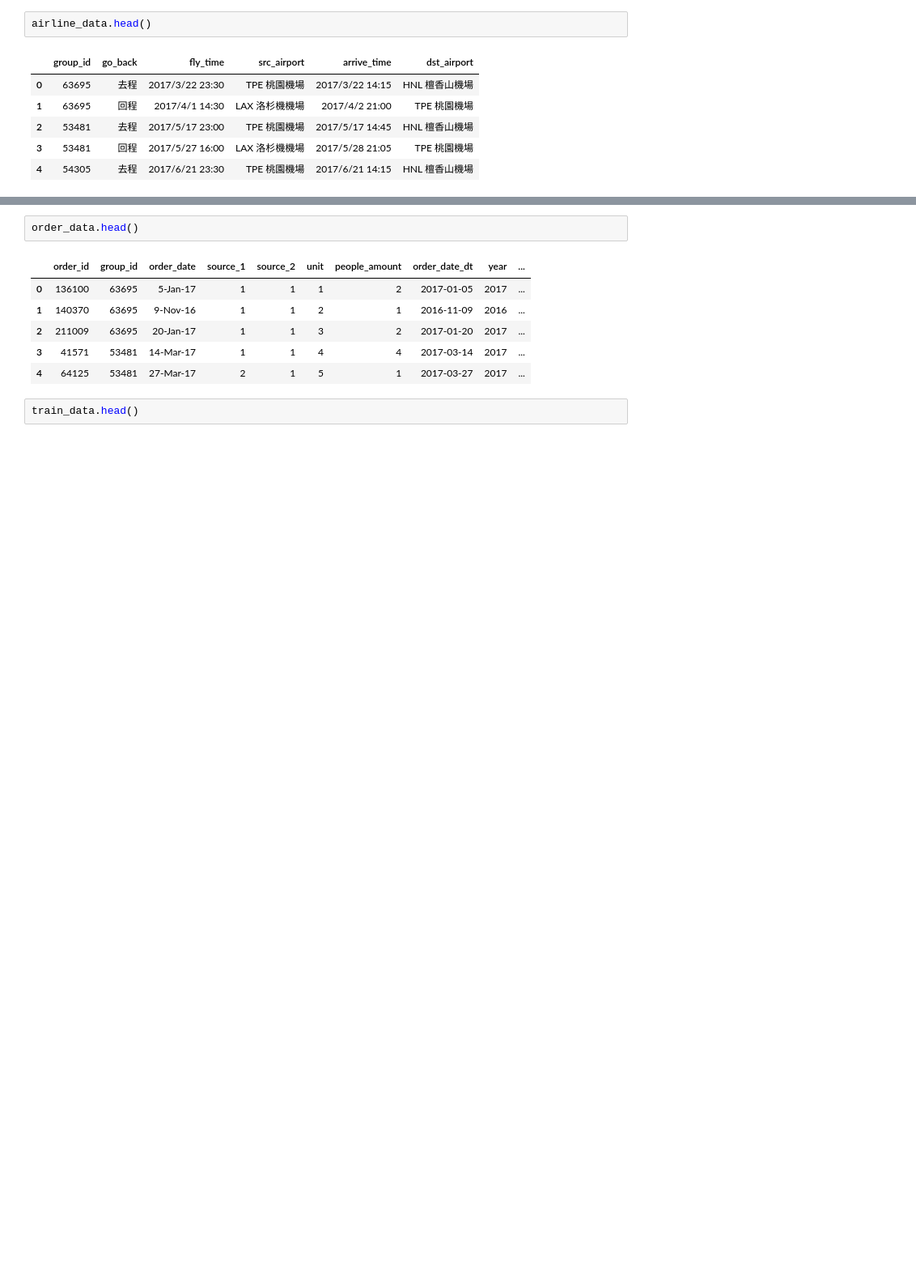
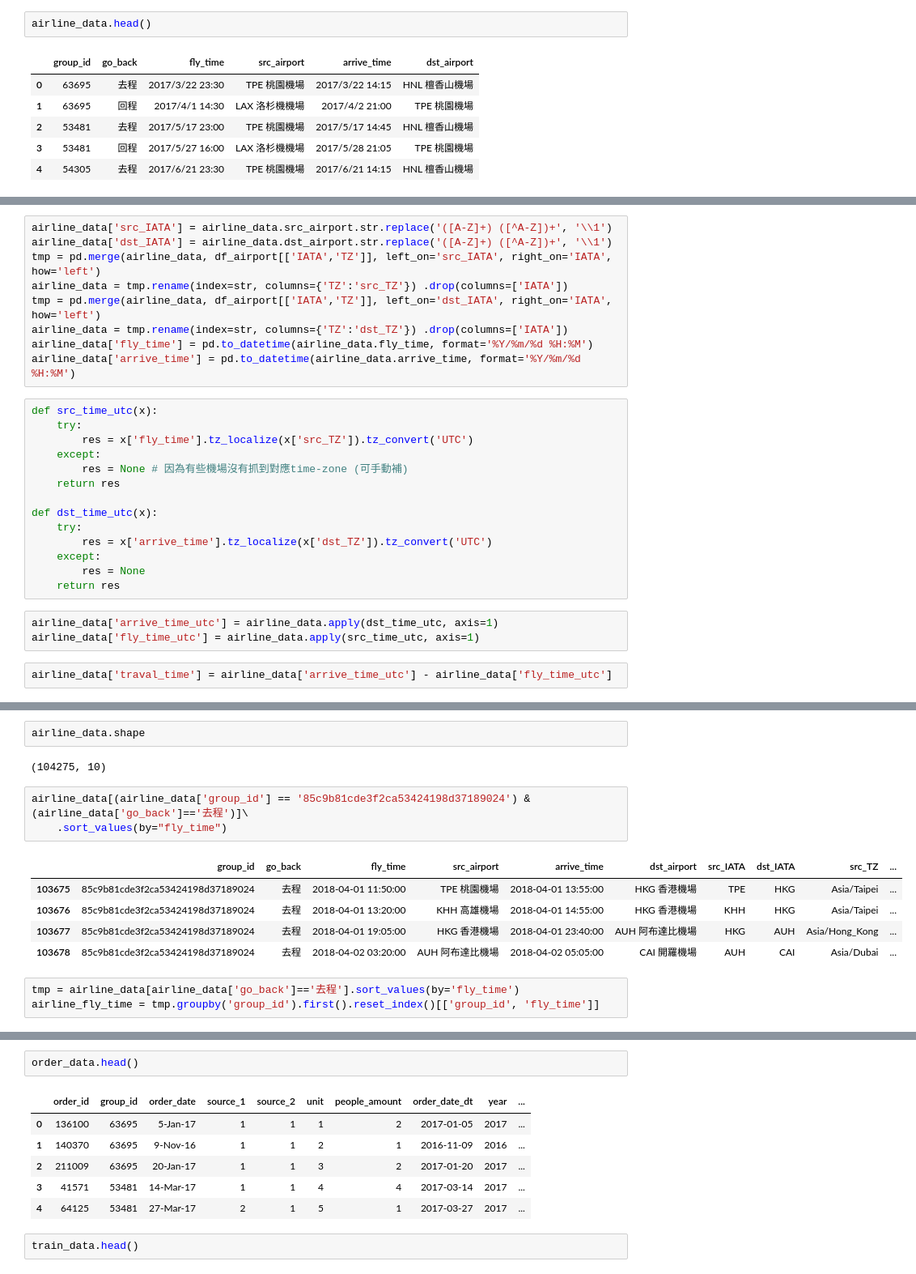
Before and after one commit to HuangKY/t_brain_ai, a Jupyter notebook: analysis/sleeping1013/analysis_italy.ipynb, the cells around one changed output, grey strips where cells are left out. Shown: that part at 81% size. Cells and saved outputs as stored; diff of their text form; blank space fills up the shorter version.

Commit message:
airline data pre-processing 1

```diff
--- a/analysis/sleeping1013/analysis_italy.ipynb
+++ b/analysis/sleeping1013/analysis_italy.ipynb
@@ -642,0 +656,28 @@ airline_data.head()
+# %%
+airline_data['src_IATA'] = airline_data.src_airport.str.replace('([A-Z]+) ([^A-Z])+', '\\1')
+airline_data['dst_IATA'] = airline_data.dst_airport.str.replace('([A-Z]+) ([^A-Z])+', '\\1')
+tmp = pd.merge(airline_data, df_airport[['IATA','TZ']], left_on='src_IATA', right_on='IATA', how='left')
+airline_data = tmp.rename(index=str, columns={'TZ':'src_TZ'}) .drop(columns=['IATA'])
+tmp = pd.merge(airline_data, df_airport[['IATA','TZ']], left_on='dst_IATA', right_on='IATA', how='left')
+airline_data = tmp.rename(index=str, columns={'TZ':'dst_TZ'}) .drop(columns=['IATA'])
+airline_data['fly_time'] = pd.to_datetime(airline_data.fly_time, format='%Y/%m/%d %H:%M')
+airline_data['arrive_time'] = pd.to_datetime(airline_data.arrive_time, format='%Y/%m/%d %H:%M')
+# %%
+def src_time_utc(x):
+    try:
+        res = x['fly_time'].tz_localize(x['src_TZ']).tz_convert('UTC')
+    except:
+        res = None # 因為有些機場沒有抓到對應time-zone (可手動補)
+    return res
+
+def dst_time_utc(x):
+    try:
+        res = x['arrive_time'].tz_localize(x['dst_TZ']).tz_convert('UTC')
+    except:
+        res = None
+    return res
+# %%
+airline_data['arrive_time_utc'] = airline_data.apply(dst_time_utc, axis=1)
+airline_data['fly_time_utc'] = airline_data.apply(src_time_utc, axis=1)
+# %%
+airline_data['traval_time'] = airline_data['arrive_time_utc'] - airline_data['fly_time_utc']
@@ -642,0 +697,16 @@ airline_data.head()
+# %%
+airline_data.shape
+# %% [output]
+(104275, 10)
+# %%
+airline_data[(airline_data['group_id'] == '85c9b81cde3f2ca53424198d37189024') & (airline_data['go_back']=='去程')]\
+    .sort_values(by="fly_time")
+# %% [output]
+|  | group_id | go_back | fly_time | src_airport | arrive_time | dst_airport | src_IATA | dst_IATA | src_TZ | ... |
+| 103675 | 85c9b81cde3f2ca53424198d37189024 | 去程 | 2018-04-01 11:50:00 | TPE 桃園機場 | 2018-04-01 13:55:00 | HKG 香港機場 | TPE | HKG | Asia/Taipei | ... |
+| 103676 | 85c9b81cde3f2ca53424198d37189024 | 去程 | 2018-04-01 13:20:00 | KHH 高雄機場 | 2018-04-01 14:55:00 | HKG 香港機場 | KHH | HKG | Asia/Taipei | ... |
+| 103677 | 85c9b81cde3f2ca53424198d37189024 | 去程 | 2018-04-01 19:05:00 | HKG 香港機場 | 2018-04-01 23:40:00 | AUH 阿布達比機場 | HKG | AUH | Asia/Hong_Kong | ... |
+| 103678 | 85c9b81cde3f2ca53424198d37189024 | 去程 | 2018-04-02 03:20:00 | AUH 阿布達比機場 | 2018-04-02 05:05:00 | CAI 開羅機場 | AUH | CAI | Asia/Dubai | ... |
+# %%
+tmp = airline_data[airline_data['go_back']=='去程'].sort_values(by='fly_time')
+airline_fly_time = tmp.groupby('group_id').first().reset_index()[['group_id', 'fly_time']]
```
Also changed, not shown: parts of 19 cells of this notebook, 1 other file.
